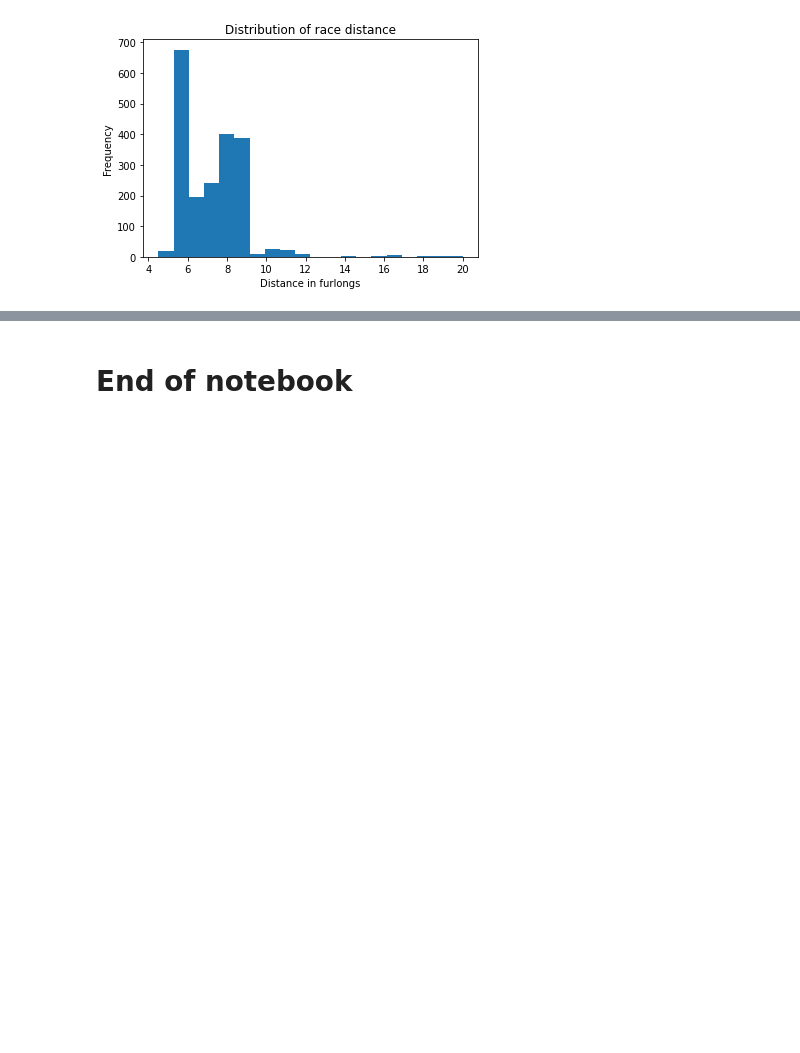
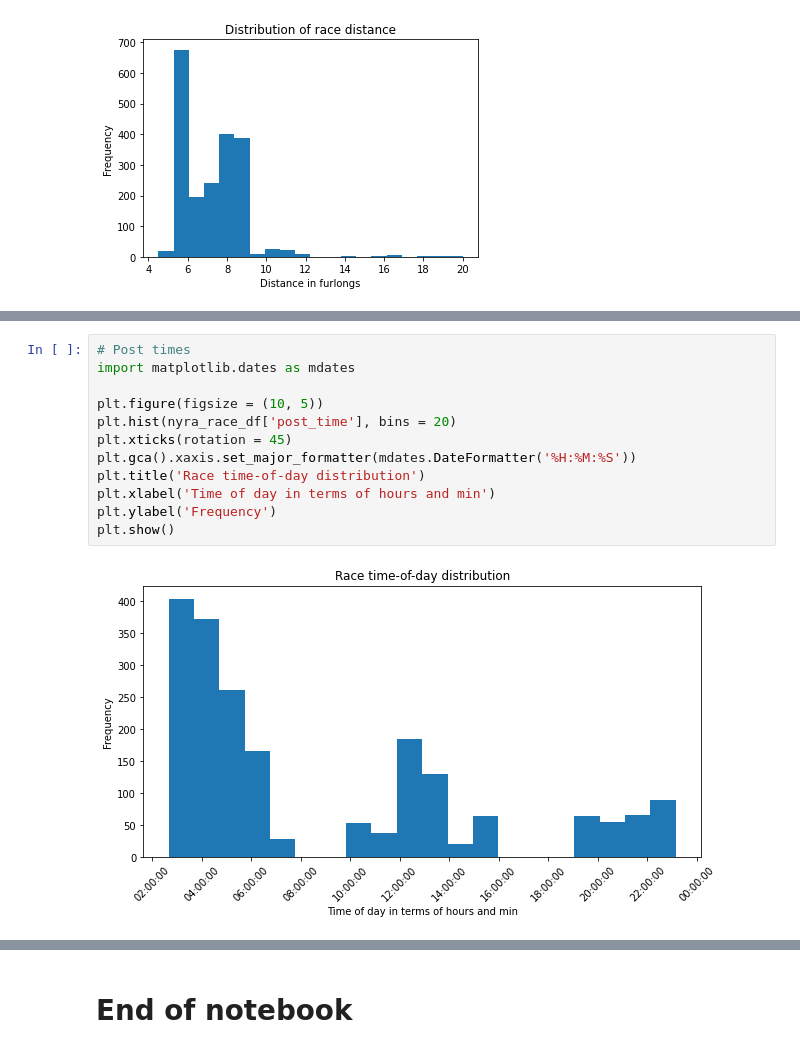
Before and after one commit to parthnaik13/NYRA, a Jupyter notebook: 1_1_NYRA_EDA_general.ipynb, the cells around one changed output, grey strips where cells are left out. Drawn from its saved outputs; the diff is of its cells as text; blank space fills up the shorter version.

```diff
--- a/1_1_NYRA_EDA_general.ipynb
+++ b/1_1_NYRA_EDA_general.ipynb
@@ -521,0 +513,14 @@ Name: post_time, dtype: object
+# %%
+# Post times
+import matplotlib.dates as mdates
+
+plt.figure(figsize = (10, 5))
+plt.hist(nyra_race_df['post_time'], bins = 20)
+plt.xticks(rotation = 45)
+plt.gca().xaxis.set_major_formatter(mdates.DateFormatter('%H:%M:%S'))
+plt.title('Race time-of-day distribution')
+plt.xlabel('Time of day in terms of hours and min')
+plt.ylabel('Frequency')
+plt.show()
+# %% [output]
+[figure, added]
```
Also changed, not shown: parts of 31 cells of this notebook.
